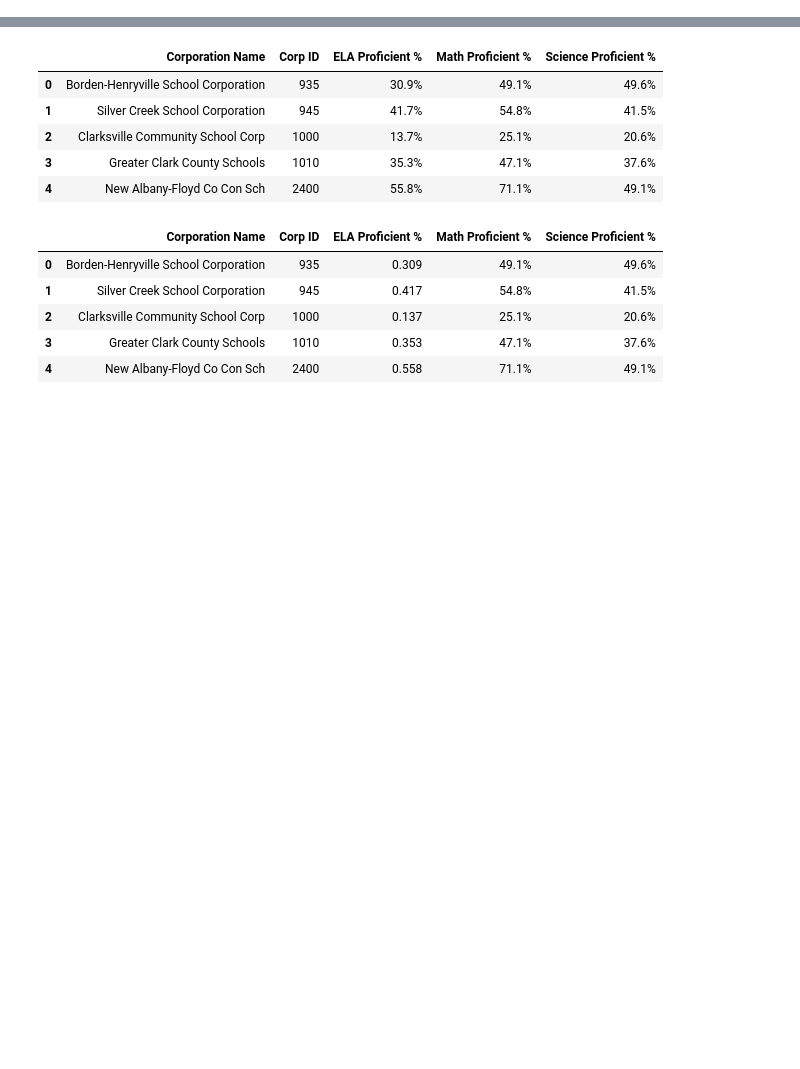
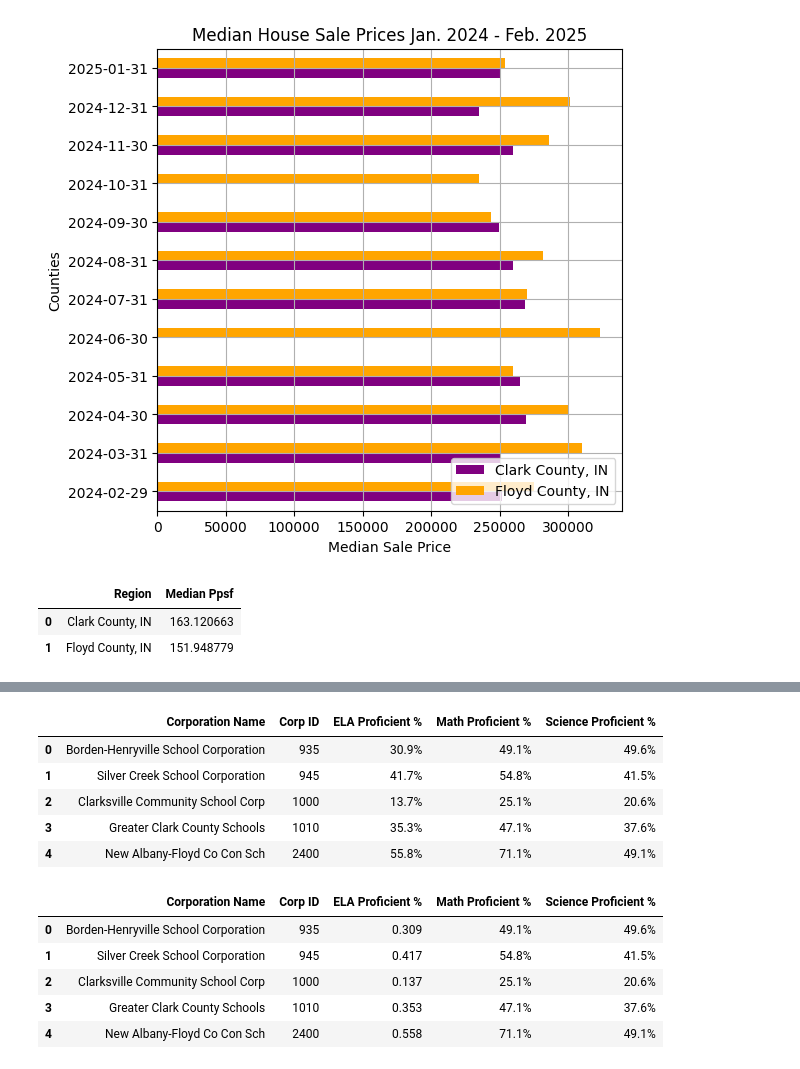
Before and after one commit to RachTheRad/SoIN_Housing_Analysis, a Jupyter notebook: HA_Cap_NB3.ipynb, the cells around one changed output, grey strips where cells are left out. Drawn from its saved outputs; the diff is of its cells as text; code cells hidden in the pictures; blank space fills up the shorter version.

Commit message:
changed visualizations to matplotlib

```diff
--- a/HA_Cap_NB3.ipynb
+++ b/HA_Cap_NB3.ipynb
@@ -115,0 +33,30 @@ fig.show()
+# %%
+# Pivot the data to have 'Product' as columns and 'Segment' as the index
+pivot_df =filtered_cf.pivot(index='Period End',
+                    columns='Region',
+                    values='Median Sale Price')
+
+# Create a grouped barplot
+colors = ['purple', 'orange']
+ax = pivot_df.plot.barh(grid=True,
+                       color=colors,
+                       figsize=(6,6))
+
+# Add legend
+plt.legend(loc='lower right')
+
+#Add title and label
+ax.set_xlabel('Median Sale Price')
+ax.set_ylabel('Counties')
+ax.set_title('Median House Sale Prices Jan. 2024 - Feb. 2025')
+
+plt.show()
+# %% [output]
+[figure, added]
+# %%
+#display avg. price per square foot df for reference while plotting
+average_ppsf
+# %% [output]
+|  | Region | Median Ppsf |
+| 0 | Clark County, IN | 163.120663 |
+| 1 | Floyd County, IN | 151.948779 |
```
Also changed, not shown: parts of 22 cells of this notebook.
